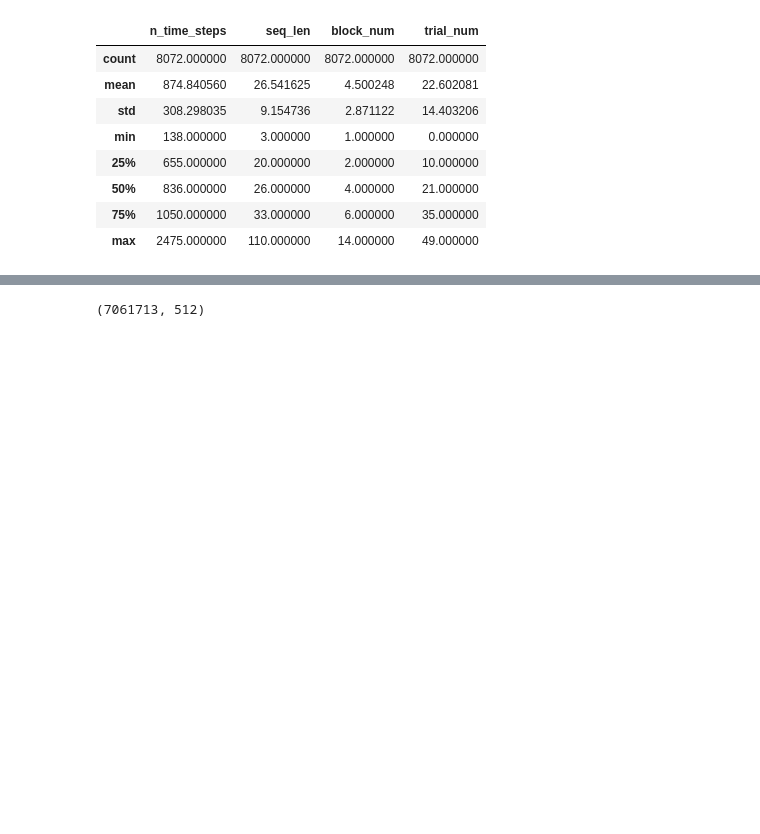
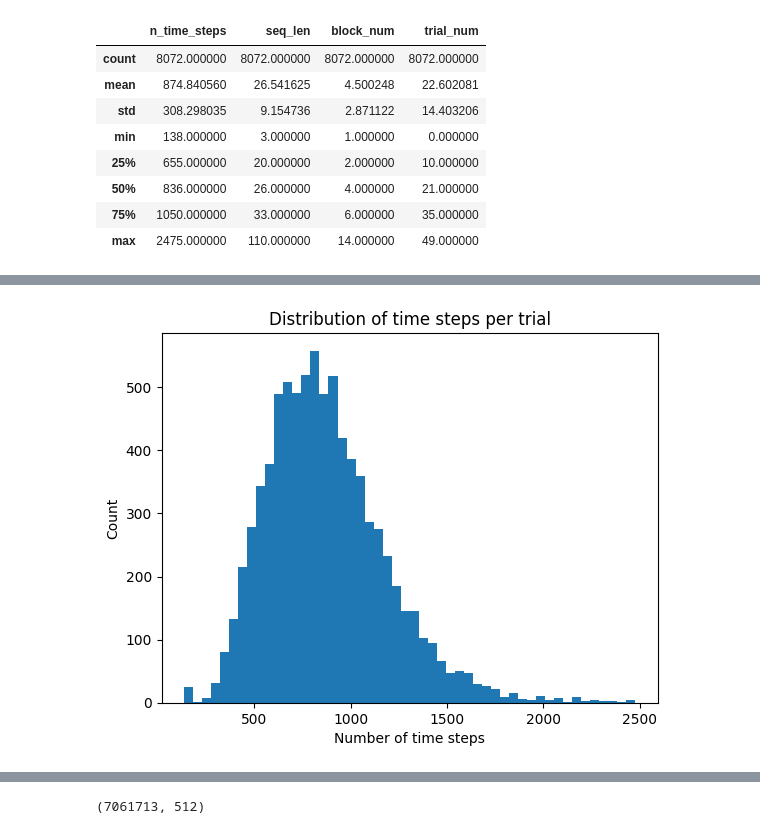
Before and after one commit to Hsun1128/nejm-brain-to-text, a Jupyter notebook: OverviewData.ipynb, the cells around one changed output, grey strips where cells are left out. Cells and saved outputs as stored; diff of their text form; code cells hidden in the pictures; blank space fills up the shorter version.

```diff
--- a/OverviewData.ipynb
+++ b/OverviewData.ipynb
@@ -204,0 +300,9 @@ sentence:     I stopped payment on a check.
+# %%
+n_time_steps = np.array(train_df['n_time_steps'])
+plt.hist(n_time_steps, bins=50)
+plt.title("Distribution of time steps per trial")
+plt.xlabel("Number of time steps")
+plt.ylabel("Count")
+plt.show()
+# %% [output]
+[figure, added]
```
Also changed, not shown: parts of 31 cells of this notebook, 5 other files.
